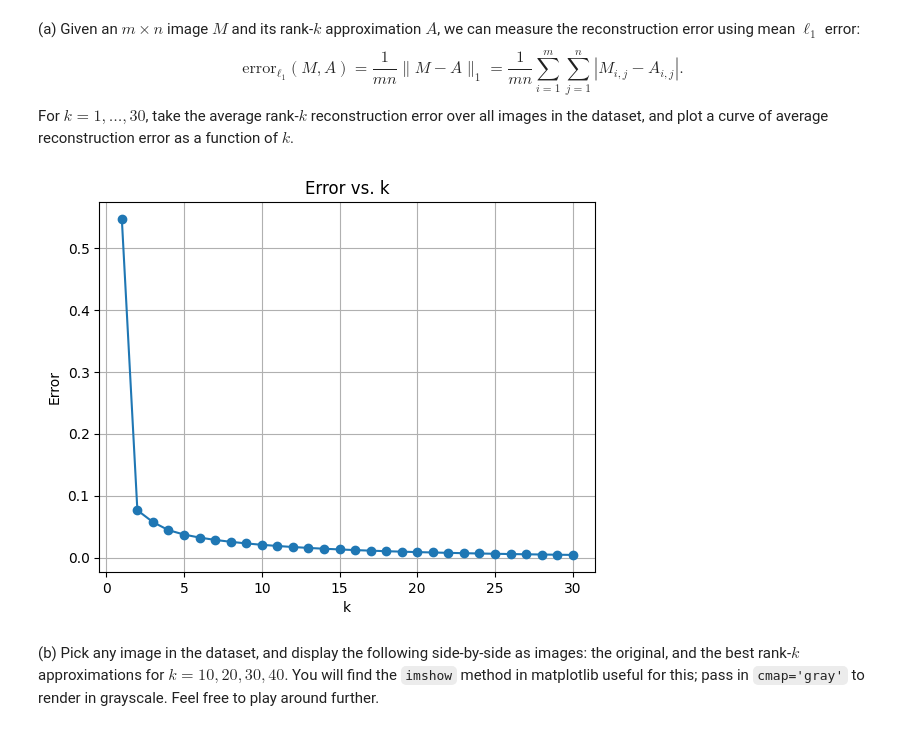
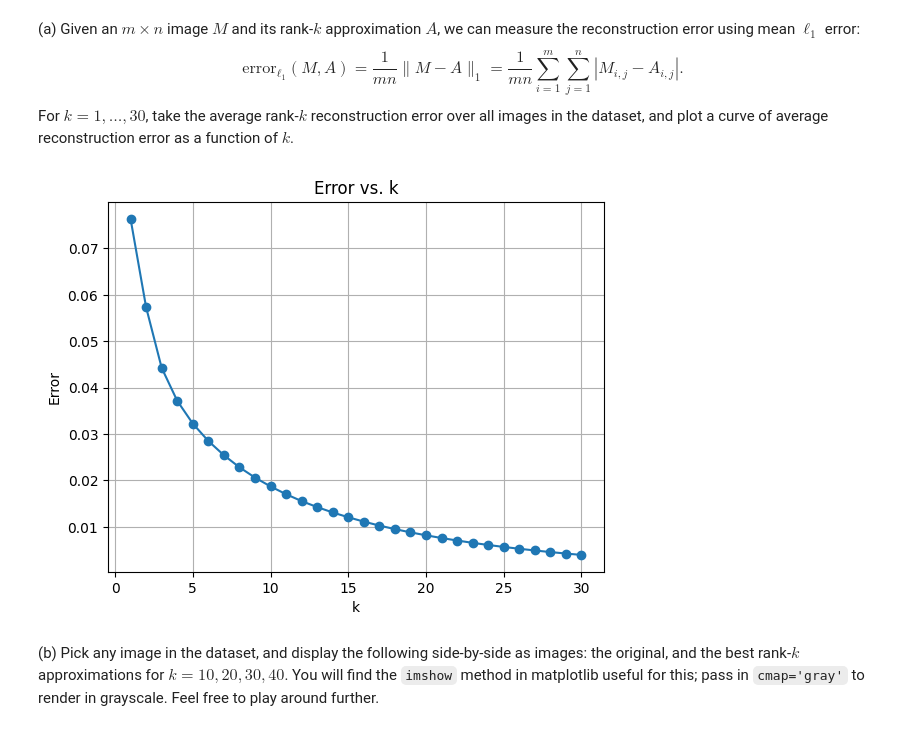
Before and after one commit to DapperDataAnalyst/Machine_Learning, a Jupyter notebook: HW3 Code.ipynb, the cells around one changed output. Saved outputs shown, nothing was run; the diff lists cells and outputs as text; code cells hidden in the pictures.

```diff
--- a/HW3 Code.ipynb
+++ b/HW3 Code.ipynb
@@ -26,28 +28,28 @@ def svd_reconstruct(M, k):
 # %%
 rows = images.shape[1]
 cols = images.shape[2]
 
 # List to hold average errors for plotting
 mean_error_list = []
 
 # Run SVD
-for k in range(30):
+for k in range(1,31):
     error_list = []
     for m in range(images.shape[0]):
         reconstruction = svd_reconstruct(m,k)
-        error = (1/(rows*cols)) * np.sum(np.absolute(images[m] - reconstruction))
+        error = np.sum(np.abs(images[m] - reconstruction)) / (rows*cols)
         error_list.append(error)
     mean_error_list.append(np.mean(error_list))
 
 # Plot
 plt.plot([num for num in range(1,31)], mean_error_list, marker='o')
 plt.grid(True)
 plt.xlabel('k')
 plt.ylabel('Error')
 plt.title('Error vs. k')
 plt.show()
 # %% [output]
-[figure, old version]
+[figure, new version]
 # %% [markdown]
 (b) Pick any image in the dataset, and display the following side-by-side as images: the original, and the best rank-$k$ approximations for $k = 10, 20, 30, 40$. You will find the `imshow` method in matplotlib useful for this; pass in `cmap='gray'` to render in grayscale. Feel free to play around further.
 # %%
```
Also changed, not shown: parts of 2 cells of this notebook.
